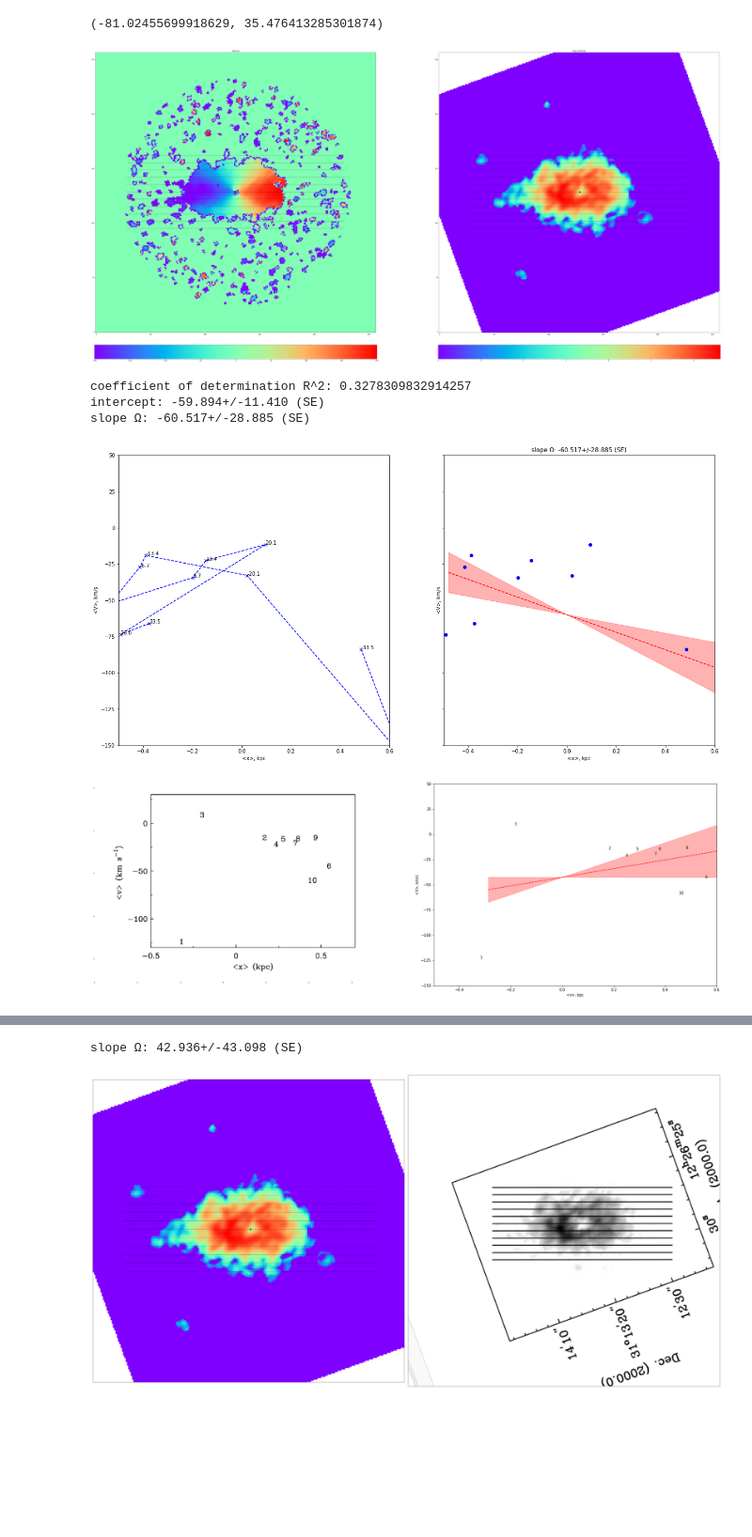
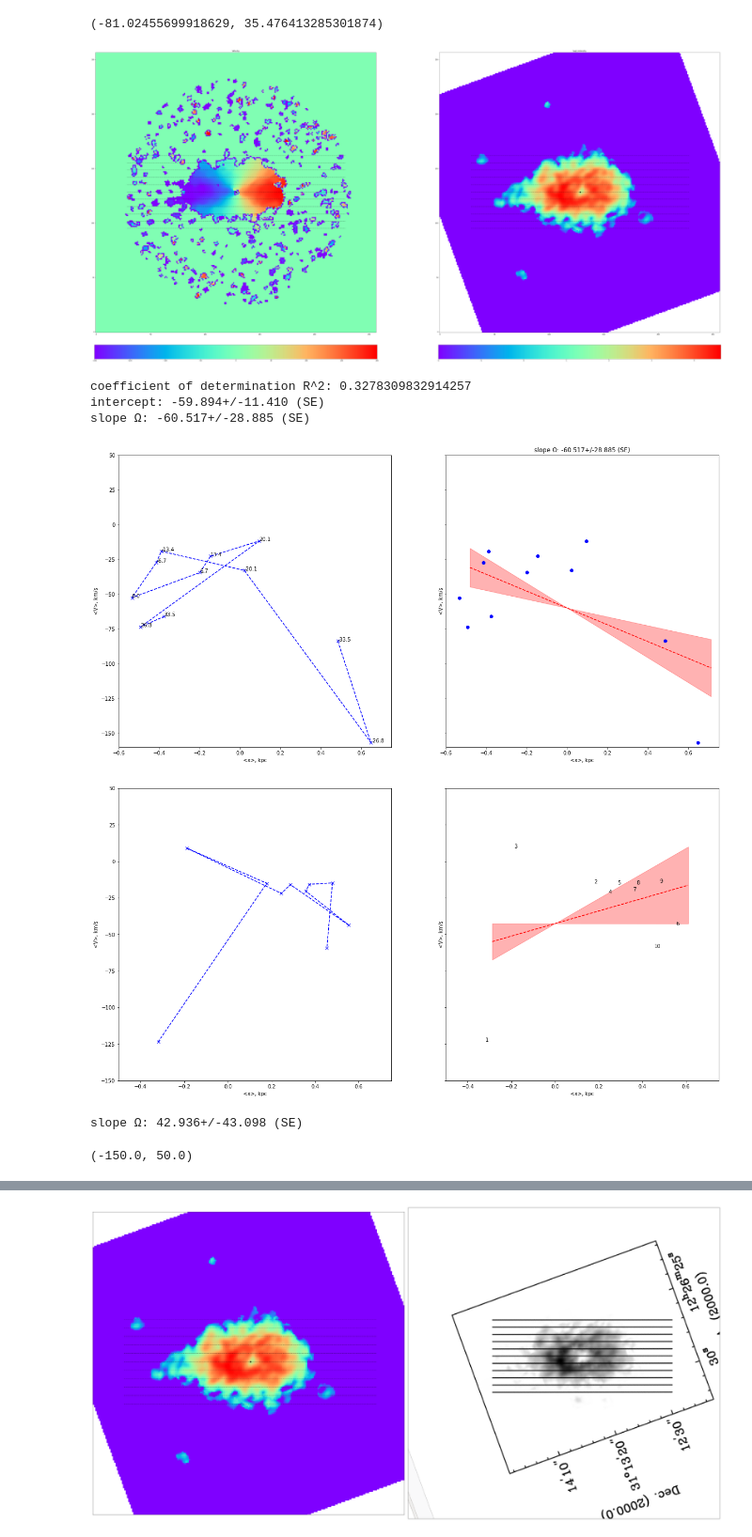
Before and after one commit to strawberryfieldss/galaxy, a Jupyter notebook: new/pyTWR-master/NGC4414.ipynb, the cells around one changed output, grey strips where cells are left out. Shown at 94% size. Cells and saved outputs as stored; diff of their text form; code cells hidden in the pictures; blank space fills up the shorter version.

```diff
--- a/new/pyTWR-master/NGC4414.ipynb
+++ b/new/pyTWR-master/NGC4414.ipynb
@@ -298,9 +298,9 @@ omega, omega_SE = pytwr.solve_TW(intens=plane_intens,
               r_scale=pix_kpc,
               ax=None,
               img_scale=1.5,
-              x1=-0.5,
-              x2=0.6,
-              y1=-150,
+              x1=-0.6,
+              x2=0.75,
+              y1=-160,
               y2=50)
 
 import matplotlib.pyplot as plt
@@ -335,67 +335,71 @@ r_sq = ols_result.rsquared
 ymin=0.
 delta_y=6.7
 y_bins=5
-
+pps = np.linspace(min(xp)*0.9, max(xp)*1.1, 100)
+y_pred = linm(ols_result.params[1], ols_result.params[0], pps)
+y_pred_max = linm(ols_result.params[1] - ols_result.bse[1], ols_result.params[0], pps)
+y_pred_min = linm(ols_result.params[1] + ols_result.bse[1], ols_result.params[0], pps)
 #if len(ys) == 0:
 #        ys = [ymin+_*delta_y for _ in range(-y_bins, y_bins+1, 1)]
 #fig, axes = plt.subplots(figsize=[14 * img_scale, 7 * img_scale], ncols=2, nrows=1, sharey=True, sharex=True)
-fig, axes = plt.subplots(1, 2,figsize=[30, 10])
-ax = axes[0]
-ax.spines['left'].set_visible(False)
-ax.spines['top'].set_visible(False)
-ax.spines['right'].set_visible(False)
-ax.spines['bottom'].set_visible(False)
-ax.set_yticklabels([])
-ax.set_xticklabels([])
-#ax.plot(xp, yp, 'x--', color='b')
-#for ind_i, yi in enumerate(ys):
-#    ax.annotate(str(yi), (xp[ind_i], yp[ind_i]))
-axes[0].imshow(Im.open('4414.png'))
-#ax.set_xlabel('<x>, kpc')
-#ax.set_ylabel('<V>, km/s')
-ax = axes[1]
-#ax.plot(xp, yp, 'o', color='b')
-pps = np.linspace(min(xp)*0.9, max(xp)*1.1, 100)
-y_pred = linm(ols_result.params[1], ols_result.params[0], pps)
-ax.plot(pps, y_pred, '--', color='r')
-y_pred_max = linm(ols_result.params[1] - ols_result.bse[1], ols_result.params[0], pps)
-y_pred_min = linm(ols_result.params[1] + ols_result.bse[1], ols_result.params[0], pps)
-ax.fill_between(pps, y_pred_max, y_pred_min, alpha=0.3, color='r')
-for ind_i in range(0,10):
-    ax.annotate(str(ind_i+1), (xp[ind_i], yp[ind_i]))
-ax.set_xlabel('<x>, kpc')
-ax.set_ylabel('<V>, km/s')
-ax.set_xlim(-0.5,0.6)
-ax.set_ylim(-150,50)
 fig, axes_ = plt.subplots(figsize=[14 * img_scale, 7 * img_scale], ncols=2, nrows=1, sharey=True, sharex=True)
 ax = axes_[0]
 ax.plot(xp, yp, 'x--', color='b')
 #for ind_i, yi in enumerate(ys):
 #    ax.annotate(str(yi), (xp[ind_i], yp[ind_i]))
 ax.set_xlabel('<x>, kpc')
 ax.set_ylabel('<V>, km/s')
 
 ax = axes_[1]
 #ax.plot(xp, yp, 'o', color='b')
 pps = np.linspace(min(xp)*0.9, max(xp)*1.1, 100)
 #y_pred = linm(ols_result.params[1], ols_result.params[0], pps)
 ax.plot(pps, y_pred, '--', color='r')
 #y_pred_max = linm(ols_result.params[1] - ols_result.bse[1], ols_result.params[0], pps)
 #y_pred_min = linm(ols_result.params[1] + ols_result.bse[1], ols_result.params[0], pps)
 ax.fill_between(pps, y_pred_max, y_pred_min, alpha=0.3, color='r')
 for ind_i in range(0,10):
     ax.annotate(str(ind_i+1), (xp[ind_i], yp[ind_i]))
 ax.set_xlabel('<x>, kpc')
 ax.set_ylabel('<V>, km/s')
-ax.set_xlim(-0.5,0.6)
+ax.set_xlim(-0.5,0.75)
 ax.set_ylim(-150,50)
 plt.show()
 #print('Ω(Rand 2004):',(y1-y0)/(x1-x0))
 print('slope Ω: {:.3f}+/-{:.3f} (SE)'.format(ols_result.params[1], ols_result.bse[1]))
+
+fig, axes = plt.subplots(1, 2,figsize=[30, 10])
+ax = axes[0]
+ax.spines['left'].set_visible(False)
+ax.spines['top'].set_visible(False)
+ax.spines['right'].set_visible(False)
+ax.spines['bottom'].set_visible(False)
+ax.set_yticklabels([])
+ax.set_xticklabels([])
+#ax.plot(xp, yp, 'x--', color='b')
+#for ind_i, yi in enumerate(ys):
+#    ax.annotate(str(yi), (xp[ind_i], yp[ind_i]))
+axes[0].imshow(Im.open('4414.png'))
+#ax.set_xlabel('<x>, kpc')
+#ax.set_ylabel('<V>, km/s')
+ax = axes[1]
+#ax.plot(xp, yp, 'o', color='b')
+
+ax.plot(pps, y_pred, '--', color='r')
+
+ax.fill_between(pps, y_pred_max, y_pred_min, alpha=0.3, color='r')
+for ind_i in range(0,10):
+    ax.annotate(str(ind_i+1), (xp[ind_i], yp[ind_i]))
+ax.set_xlabel('<x>, kpc')
+ax.set_ylabel('<V>, km/s')
+ax.set_xlim(-0.5,0.6)
+ax.set_ylim(-150,50)
 # %% [output]
 [figure]
 coefficient of determination R^2: 0.3278309832914257
 intercept: -59.894+/-11.410 (SE)
 slope Ω: -60.517+/-28.885 (SE)
-[figure, old version]
+[figure, new version]
-[figure, old version]
+[figure, new version]
+slope Ω: 42.936+/-43.098 (SE)
+(-150.0, 50.0)
@@ -403,4 +407,3 @@ slope Ω: -60.517+/-28.885 (SE)
-slope Ω: 42.936+/-43.098 (SE)
 # %%
 from IPython.display import Image
 fig, axes = plt.subplots(1, 2,figsize=[40, 30])
```
Also changed, not shown: parts of 4 cells of this notebook.
